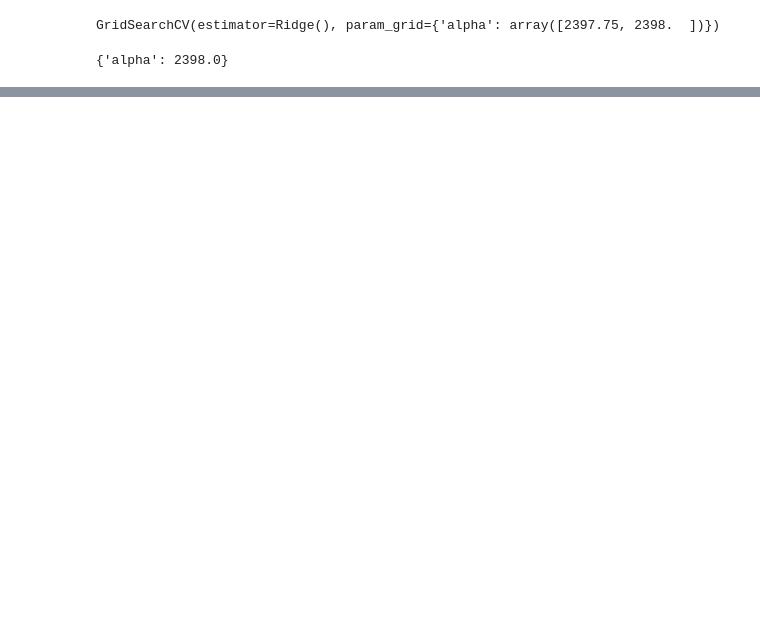
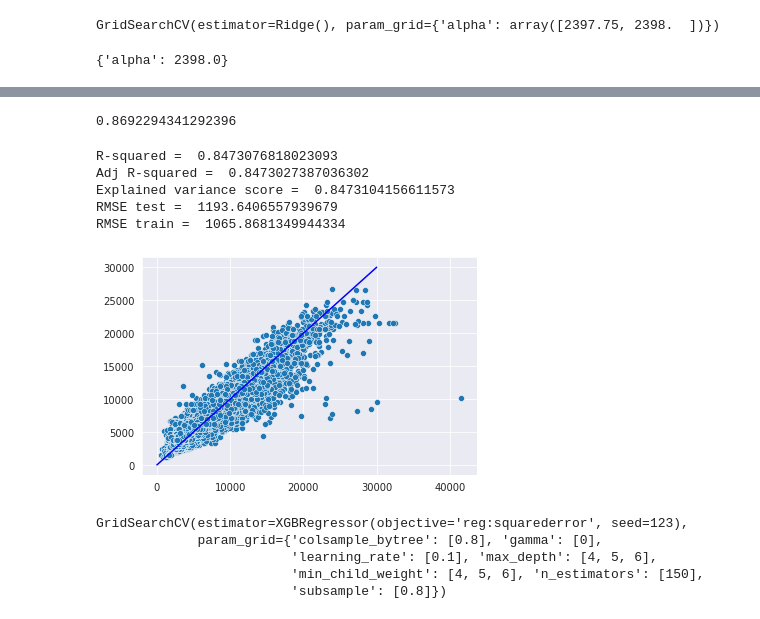
Before and after one commit to AkshayAgr/rossmann-sales-prediction, a Jupyter notebook: Rossmann_Sales_Prediction_Capstone_Project.ipynb, the cells around one changed output, grey strips where cells are left out. Drawn from its saved outputs; the diff is of its cells as text; code cells hidden in the pictures; blank space fills up the shorter version.

```diff
--- a/Rossmann_Sales_Prediction_Capstone_Project.ipynb
+++ b/Rossmann_Sales_Prediction_Capstone_Project.ipynb
@@ -979,0 +720,12 @@ shap_values = explainer(x_train)
+# %%
+xgb_r = xg.XGBRegressor(objective ='reg:squarederror', seed = 123)
+xgb_hyper = dict()
+xgb_hyper['learning_rate'] = [0.1]
+xgb_hyper['n_estimators'] = [150]
+xgb_hyper['max_depth'] = [5]
+xgb_hyper['min_child_weight'] = [1]
+xgb_hyper['gamma'] = [0]
+xgb_hyper['subsample'] = [0.8]
+xgb_hyper['colsample_bytree'] = [0.8]
+
+xgb_grid2 = GridSearchCV( xgb_r, xgb_hyper )
@@ -979,0 +750,26 @@ shap_values = explainer(x_train)
+# %%
+xgb_grid2.best_score_
+# %% [output]
+0.8692294341292396
+# %%
+y_pred = xgb_grid2.predict(x_test)
+y_train_pred = xgb_grid2.predict(x_train)
+regression_performance(y_test, y_pred, x_test, x_train)
+# %% [output]
+R-squared =  0.8473076818023093
+Adj R-squared =  0.8473027387036302
+Explained variance score =  0.8473104156611573
+RMSE test =  1193.6406557939679
+RMSE train =  1065.8681349944334
+[figure, added]
+# %%
+xgb_hyper['max_depth'] = [4,5,6]
+xgb_hyper['min_child_weight'] = [4,5,6]
+xgb_grid3 = GridSearchCV( xgb_r, xgb_hyper )
+xgb_grid3.fit(x_train, y_train)
+# %% [output]
+GridSearchCV(estimator=XGBRegressor(objective='reg:squarederror', seed=123),
+             param_grid={'colsample_bytree': [0.8], 'gamma': [0],
+                         'learning_rate': [0.1], 'max_depth': [4, 5, 6],
+                         'min_child_weight': [4, 5, 6], 'n_estimators': [150],
+                         'subsample': [0.8]})
```
Also changed, not shown: parts of 72 cells of this notebook.
